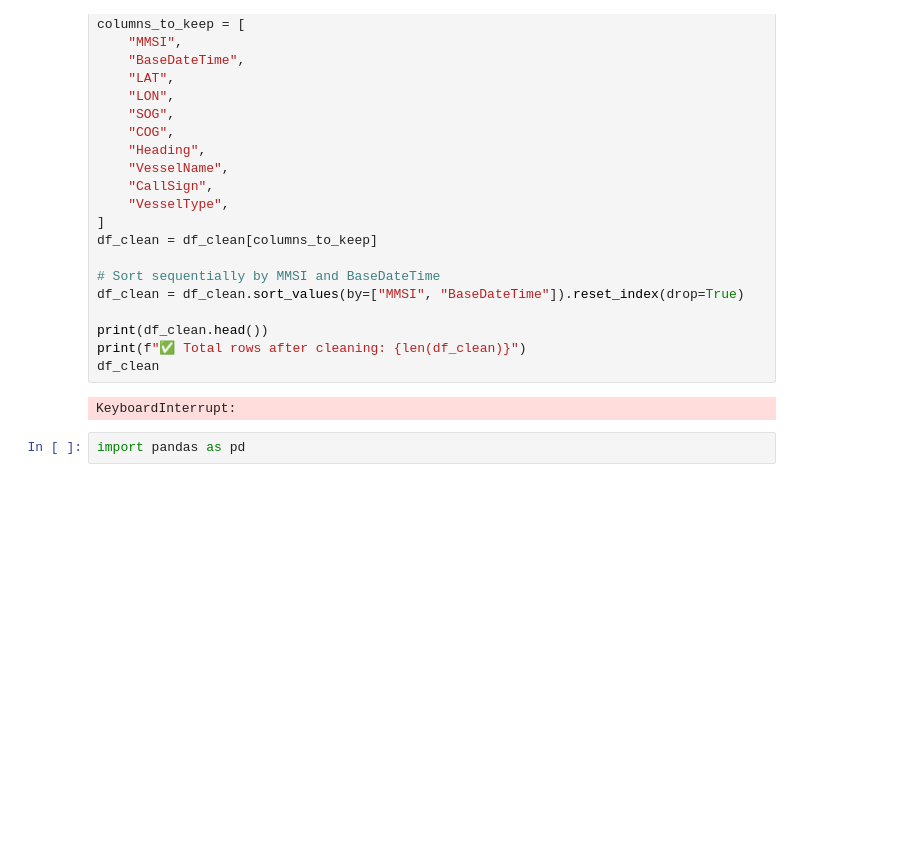
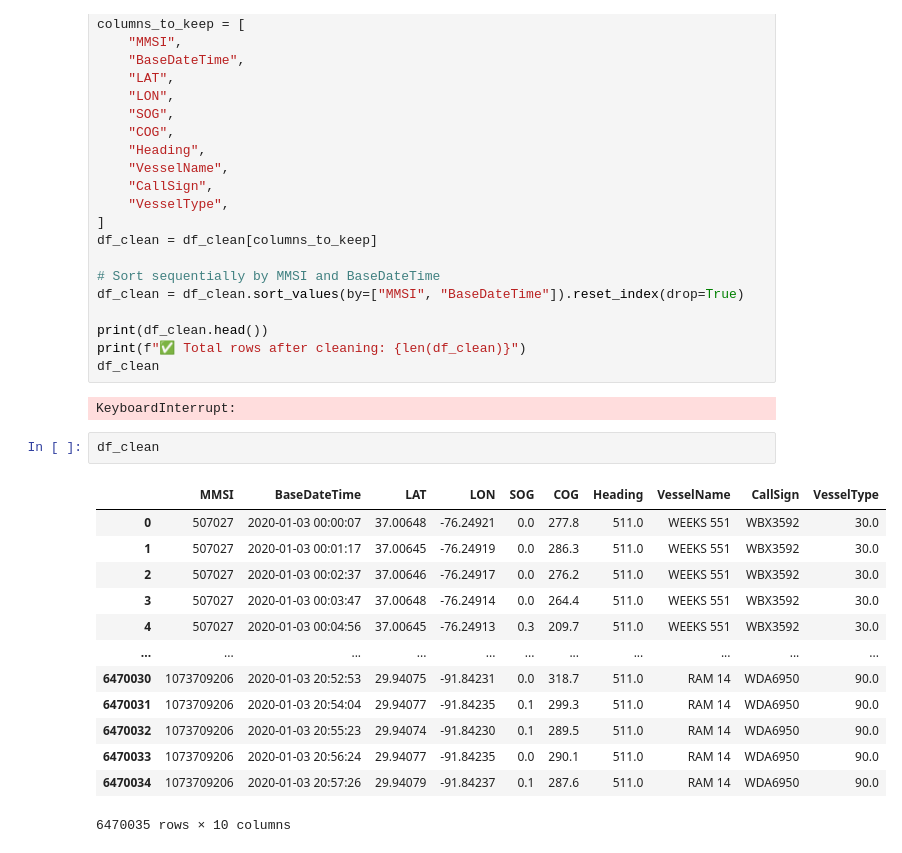
Before and after one commit to AmanSah17/Maritime_NLU, a Jupyter notebook: backend/notebook_backend_02.ipynb, the cells around one changed output. Drawn from its saved outputs; the diff is of its cells as text; blank space fills up the shorter version.

```diff
--- a/backend/notebook_backend_02.ipynb
+++ b/backend/notebook_backend_02.ipynb
@@ -32,5 +32,19 @@ print(f"✅ Total rows after cleaning: {len(df_clean)}")
 df_clean
 # %% [output]
 KeyboardInterrupt:
-# %%
-import pandas as pd
+# %%
+df_clean
+# %% [output]
+|  | MMSI | BaseDateTime | LAT | LON | SOG | COG | Heading | VesselName | CallSign | VesselType |
+| 0 | 507027 | 2020-01-03 00:00:07 | 37.00648 | -76.24921 | 0.0 | 277.8 | 511.0 | WEEKS 551 | WBX3592 | 30.0 |
+| 1 | 507027 | 2020-01-03 00:01:17 | 37.00645 | -76.24919 | 0.0 | 286.3 | 511.0 | WEEKS 551 | WBX3592 | 30.0 |
+| 2 | 507027 | 2020-01-03 00:02:37 | 37.00646 | -76.24917 | 0.0 | 276.2 | 511.0 | WEEKS 551 | WBX3592 | 30.0 |
+| 3 | 507027 | 2020-01-03 00:03:47 | 37.00648 | -76.24914 | 0.0 | 264.4 | 511.0 | WEEKS 551 | WBX3592 | 30.0 |
+| 4 | 507027 | 2020-01-03 00:04:56 | 37.00645 | -76.24913 | 0.3 | 209.7 | 511.0 | WEEKS 551 | WBX3592 | 30.0 |
+| ... | ... | ... | ... | ... | ... | ... | ... | ... | ... | ... |
+| 6470030 | 1073709206 | 2020-01-03 20:52:53 | 29.94075 | -91.84231 | 0.0 | 318.7 | 511.0 | RAM 14 | WDA6950 | 90.0 |
+| 6470031 | 1073709206 | 2020-01-03 20:54:04 | 29.94077 | -91.84235 | 0.1 | 299.3 | 511.0 | RAM 14 | WDA6950 | 90.0 |
+| 6470032 | 1073709206 | 2020-01-03 20:55:23 | 29.94074 | -91.84230 | 0.1 | 289.5 | 511.0 | RAM 14 | WDA6950 | 90.0 |
+| 6470033 | 1073709206 | 2020-01-03 20:56:24 | 29.94077 | -91.84235 | 0.0 | 290.1 | 511.0 | RAM 14 | WDA6950 | 90.0 |
+| 6470034 | 1073709206 | 2020-01-03 20:57:26 | 29.94079 | -91.84237 | 0.1 | 287.6 | 511.0 | RAM 14 | WDA6950 | 90.0 |
+6470035 rows × 10 columns
```
Also changed, not shown: parts of 12 cells of this notebook, 8 other files.
